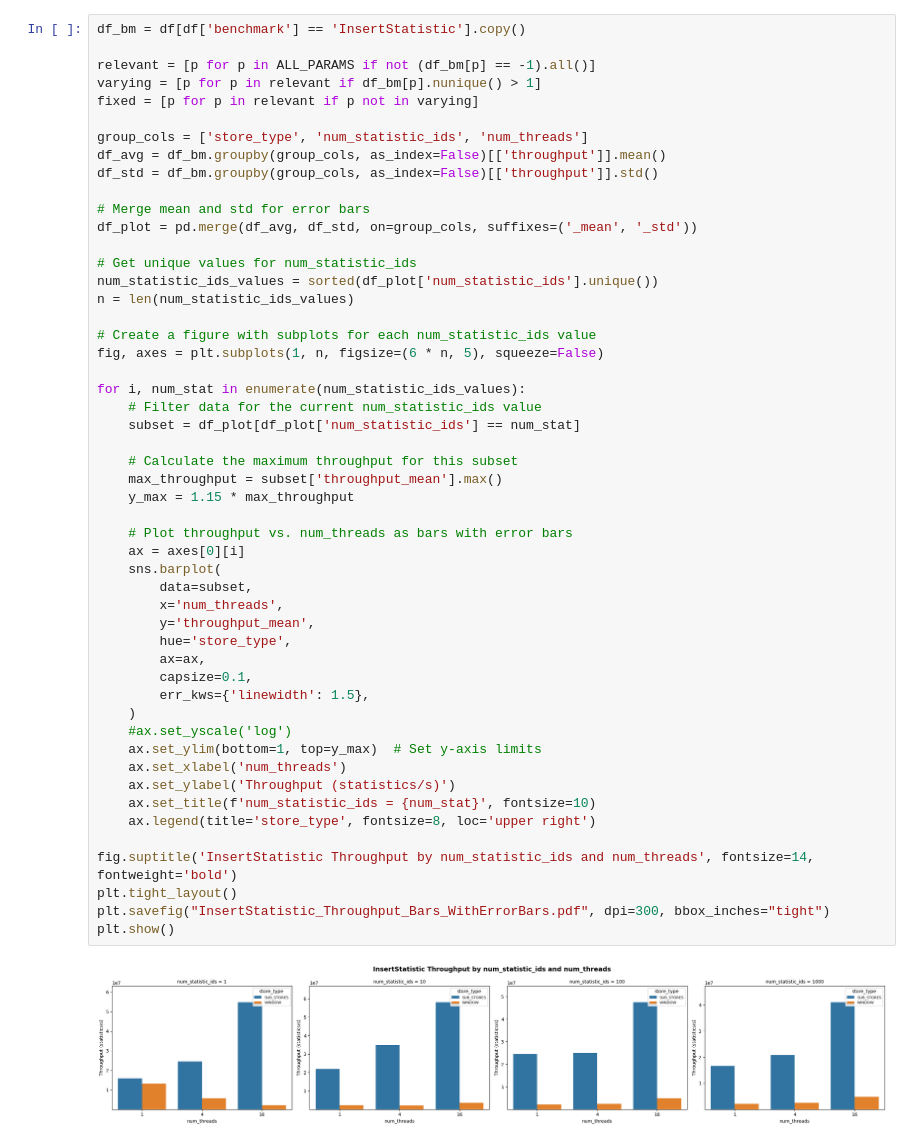
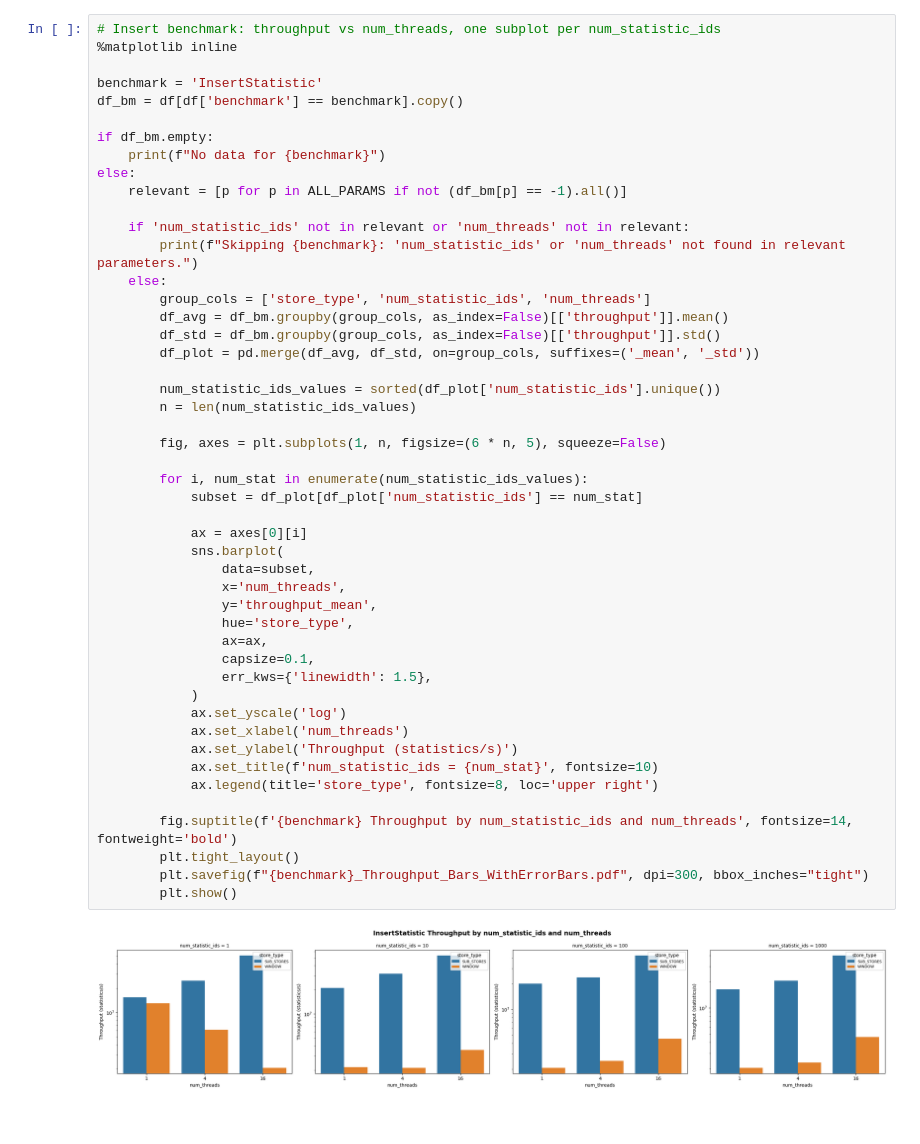
Before and after one commit to ESPAT-Orga/nebulastream-espat, a Jupyter notebook: scripts/benchmarking/statistics-store/plots/Statistic Stores.ipynb, the cells around one changed output. Saved outputs shown, nothing was run; the diff lists cells and outputs as text.

```diff
--- a/scripts/benchmarking/statistics-store/plots/Statistic Stores.ipynb
+++ b/scripts/benchmarking/statistics-store/plots/Statistic Stores.ipynb
@@ -28,53 +28,50 @@ df
 # %%
-df_bm = df[df['benchmark'] == 'InsertStatistic'].copy()
+# Insert benchmark: throughput vs num_threads, one subplot per num_statistic_ids
+%matplotlib inline
 
-relevant = [p for p in ALL_PARAMS if not (df_bm[p] == -1).all()]
-varying = [p for p in relevant if df_bm[p].nunique() > 1]
-fixed = [p for p in relevant if p not in varying]
+benchmark = 'InsertStatistic'
+df_bm = df[df['benchmark'] == benchmark].copy()
 
-group_cols = ['store_type', 'num_statistic_ids', 'num_threads']
-df_avg = df_bm.groupby(group_cols, as_index=False)[['throughput']].mean()
-df_std = df_bm.groupby(group_cols, as_index=False)[['throughput']].std()
+if df_bm.empty:
+    print(f"No data for {benchmark}")
+else:
+    relevant = [p for p in ALL_PARAMS if not (df_bm[p] == -1).all()]
 
-# Merge mean and std for error bars
-df_plot = pd.merge(df_avg, df_std, on=group_cols, suffixes=('_mean', '_std'))
+    if 'num_statistic_ids' not in relevant or 'num_threads' not in relevant:
+        print(f"Skipping {benchmark}: 'num_statistic_ids' or 'num_threads' not found in relevant parameters.")
+    else:
+        group_cols = ['store_type', 'num_statistic_ids', 'num_threads']
+        df_avg = df_bm.groupby(group_cols, as_index=False)[['throughput']].mean()
+        df_std = df_bm.groupby(group_cols, as_index=False)[['throughput']].std()
+        df_plot = pd.merge(df_avg, df_std, on=group_cols, suffixes=('_mean', '_std'))
 
-# Get unique values for num_statistic_ids
-num_statistic_ids_values = sorted(df_plot['num_statistic_ids'].unique())
-n = len(num_statistic_ids_values)
+        num_statistic_ids_values = sorted(df_plot['num_statistic_ids'].unique())
+        n = len(num_statistic_ids_values)
 
-# Create a figure with subplots for each num_statistic_ids value
-fig, axes = plt.subplots(1, n, figsize=(6 * n, 5), squeeze=False)
+        fig, axes = plt.subplots(1, n, figsize=(6 * n, 5), squeeze=False)
 
-for i, num_stat in enumerate(num_statistic_ids_values):
-    # Filter data for the current num_statistic_ids value
-    subset = df_plot[df_plot['num_statistic_ids'] == num_stat]
+        for i, num_stat in enumerate(num_statistic_ids_values):
+            subset = df_plot[df_plot['num_statistic_ids'] == num_stat]
 
-    # Calculate the maximum throughput for this subset
-    max_throughput = subset['throughput_mean'].max()
-    y_max = 1.15 * max_throughput
+            ax = axes[0][i]
+            sns.barplot(
+                data=subset,
+                x='num_threads',
+                y='throughput_mean',
+                hue='store_type',
+                ax=ax,
+                capsize=0.1,
+                err_kws={'linewidth': 1.5},
+            )
+            ax.set_yscale('log')
+            ax.set_xlabel('num_threads')
+            ax.set_ylabel('Throughput (statistics/s)')
+            ax.set_title(f'num_statistic_ids = {num_stat}', fontsize=10)
+            ax.legend(title='store_type', fontsize=8, loc='upper right')
 
-    # Plot throughput vs. num_threads as bars with error bars
-    ax = axes[0][i]
-    sns.barplot(
-        data=subset,
-        x='num_threads',
-        y='throughput_mean',
-        hue='store_type',
-        ax=ax,
-        capsize=0.1,
-        err_kws={'linewidth': 1.5},
-    )
-    #ax.set_yscale('log')
-    ax.set_ylim(bottom=1, top=y_max)  # Set y-axis limits
-    ax.set_xlabel('num_threads')
-    ax.set_ylabel('Throughput (statistics/s)')
-    ax.set_title(f'num_statistic_ids = {num_stat}', fontsize=10)
-    ax.legend(title='store_type', fontsize=8, loc='upper right')
-
-fig.suptitle('InsertStatistic Throughput by num_statistic_ids and num_threads', fontsize=14, fontweight='bold')
-plt.tight_layout()
-plt.savefig("InsertStatistic_Throughput_Bars_WithErrorBars.pdf", dpi=300, bbox_inches="tight")
-plt.show()
+        fig.suptitle(f'{benchmark} Throughput by num_statistic_ids and num_threads', fontsize=14, fontweight='bold')
+        plt.tight_layout()
+        plt.savefig(f"{benchmark}_Throughput_Bars_WithErrorBars.pdf", dpi=300, bbox_inches="tight")
+        plt.show()
 # %% [output]
-[figure, old version]
+[figure, new version]
```
Also changed, not shown: parts of 4 cells of this notebook, 5 other files.
